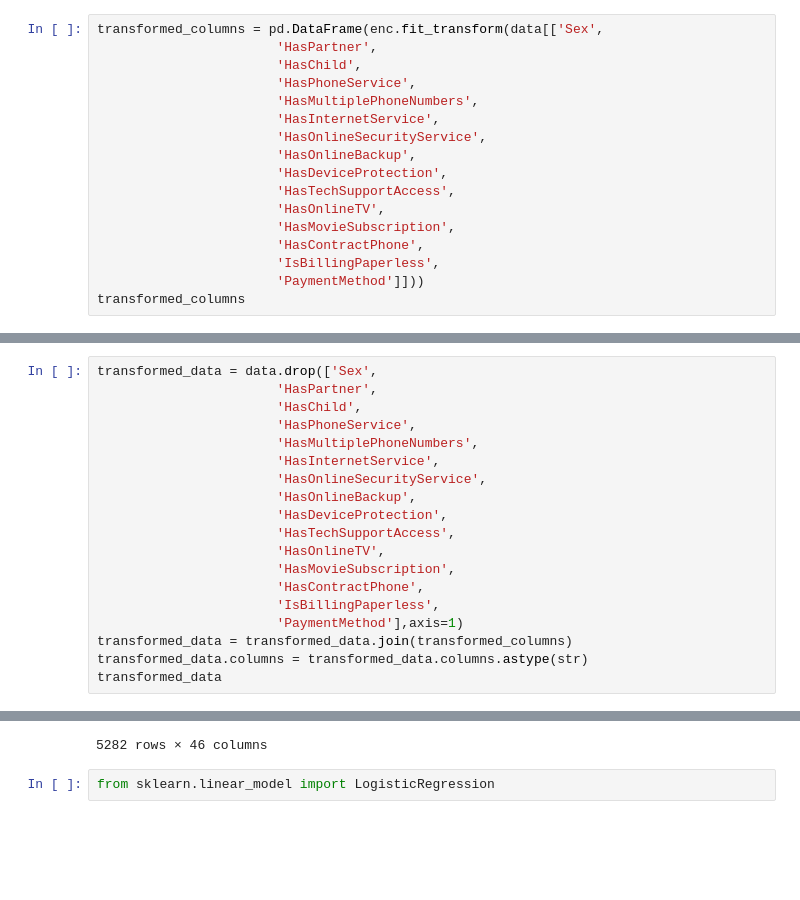
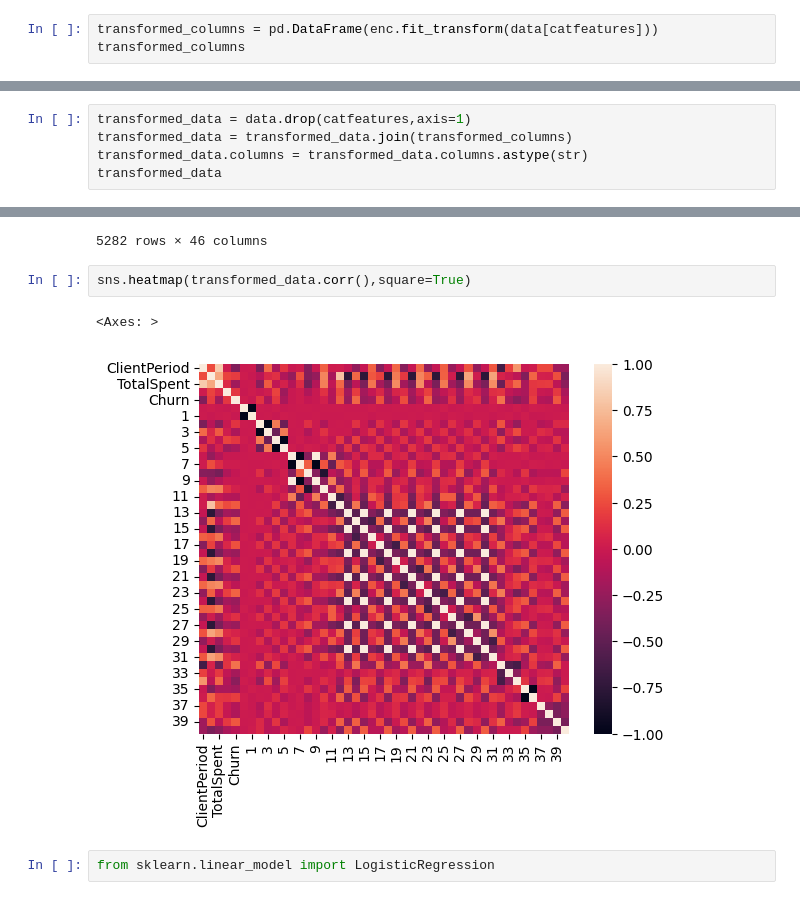
Before and after one commit to DeadArcadiy/ds_dropped_users, a Jupyter notebook: users.ipynb, the cells around one changed output, grey strips where cells are left out. Cells and saved outputs as stored; diff of their text form; blank space fills up the shorter version.

```diff
--- a/users.ipynb
+++ b/users.ipynb
@@ -134,21 +152,7 @@ sns.boxplot(data.TotalSpent)
 from sklearn.preprocessing import OneHotEncoder
 enc = OneHotEncoder(handle_unknown='ignore',sparse=False)
 # %%
-transformed_columns = pd.DataFrame(enc.fit_transform(data[['Sex',
-                       'HasPartner',
-                       'HasChild',
-                       'HasPhoneService',
-                       'HasMultiplePhoneNumbers',
-                       'HasInternetService',
-                       'HasOnlineSecurityService',
-                       'HasOnlineBackup',
-                       'HasDeviceProtection',
-                       'HasTechSupportAccess',
-                       'HasOnlineTV',
-                       'HasMovieSubscription',
-                       'HasContractPhone',
-                       'IsBillingPaperless',
-                       'PaymentMethod']]))
+transformed_columns = pd.DataFrame(enc.fit_transform(data[catfeatures]))
 transformed_columns
 # %% [output]
 |  | 0 | 1 | 2 | 3 | 4 | 5 | 6 | 7 | 8 | 9 | ... | ... |
@@ -165,21 +169,7 @@ transformed_columns
 | 5281 | 1.0 | 0.0 | 1.0 | 0.0 | 0.0 | 1.0 | 0.0 | 1.0 | 0.0 | 0.0 | ... | ... |
 5282 rows × 41 columns
 # %%
-transformed_data = data.drop(['Sex',
-                       'HasPartner',
-                       'HasChild',
-                       'HasPhoneService',
-                       'HasMultiplePhoneNumbers',
-                       'HasInternetService',
-                       'HasOnlineSecurityService',
-                       'HasOnlineBackup',
-                       'HasDeviceProtection',
-                       'HasTechSupportAccess',
-                       'HasOnlineTV',
-                       'HasMovieSubscription',
-                       'HasContractPhone',
-                       'IsBillingPaperless',
-                       'PaymentMethod'],axis=1)
+transformed_data = data.drop(catfeatures,axis=1)
 transformed_data = transformed_data.join(transformed_columns)
 transformed_data.columns = transformed_data.columns.astype(str)
 transformed_data
@@ -197,6 +187,11 @@ transformed_data
 | 5280 | 29 | 76.00 | 2215.25 | 0 | 0 | 1.0 | 0.0 | 1.0 | ... |
 | 5281 | 19 | 75.90 | 1375.60 | 0 | 0 | 1.0 | 0.0 | 1.0 | ... |
 5282 rows × 46 columns
+# %%
+sns.heatmap(transformed_data.corr(),square=True)
+# %% [output]
+<Axes: >
+[figure, added]
 # %%
 from sklearn.linear_model import LogisticRegression
 # %%
```
Also changed, not shown: parts of 37 cells of this notebook, 1 other file.
